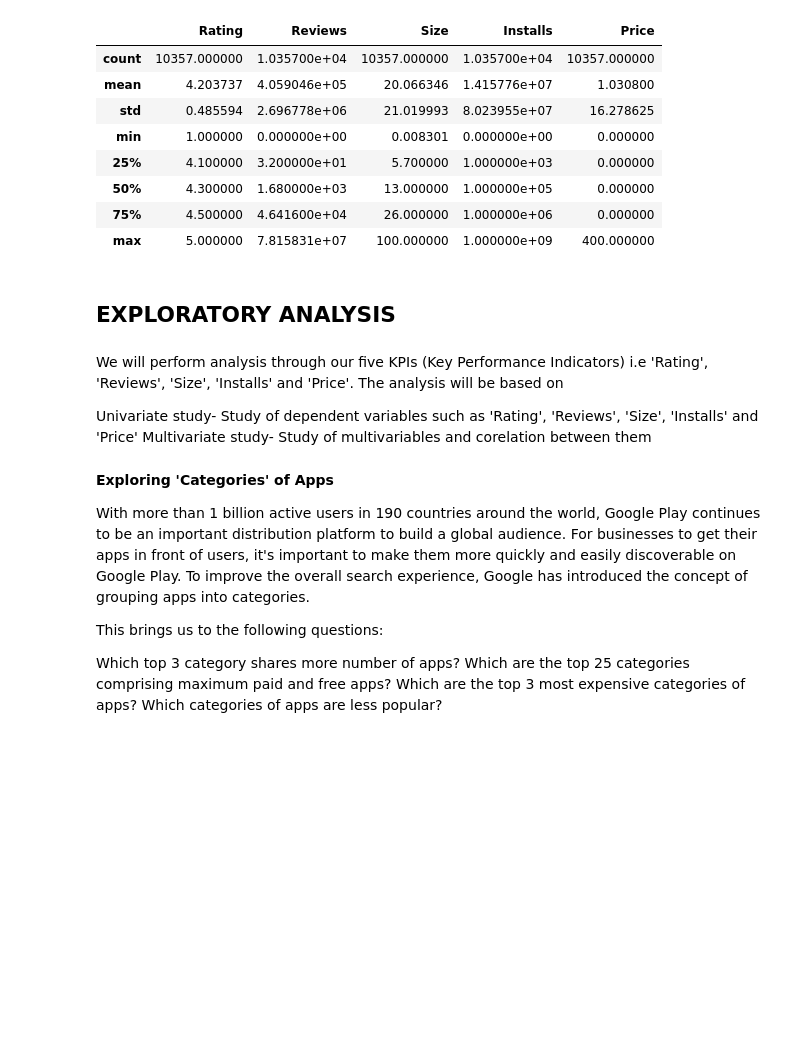
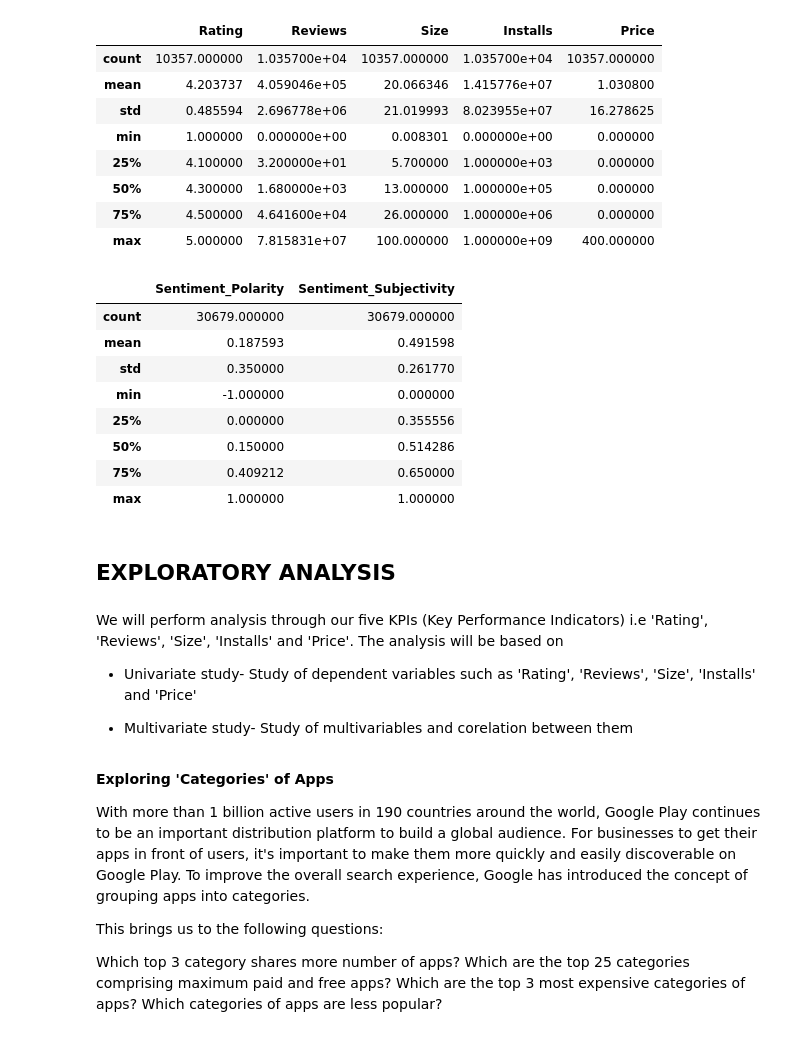
Before and after one commit to DrBharathiTC/Play_store-app-review-analysis-Capstone-project, a Jupyter notebook: Play_Store_App_Review_Analysis_EDA_Capstone.ipynb, the cells around one changed output. Saved outputs shown, nothing was run; the diff lists cells and outputs as text; code cells hidden in the pictures; blank space fills up the shorter version.

```diff
--- a/Play_Store_App_Review_Analysis_EDA_Capstone.ipynb
+++ b/Play_Store_App_Review_Analysis_EDA_Capstone.ipynb
@@ -635,14 +675,27 @@ PSDF1.describe()
 | 50% | 4.300000 | 1.680000e+03 | 13.000000 | 1.000000e+05 | 0.000000 |
 | 75% | 4.500000 | 4.641600e+04 | 26.000000 | 1.000000e+06 | 0.000000 |
 | max | 5.000000 | 7.815831e+07 | 100.000000 | 1.000000e+09 | 400.000000 |
+# %%
+PSDF2.describe()
+# %% [output]
+|  | Sentiment_Polarity | Sentiment_Subjectivity |
+| count | 30679.000000 | 30679.000000 |
+| mean | 0.187593 | 0.491598 |
+| std | 0.350000 | 0.261770 |
+| min | -1.000000 | 0.000000 |
+| 25% | 0.000000 | 0.355556 |
+| 50% | 0.150000 | 0.514286 |
+| 75% | 0.409212 | 0.650000 |
+| max | 1.000000 | 1.000000 |
 # %% [markdown]
 ## **EXPLORATORY ANALYSIS**
 # %% [markdown]
 
 We will perform analysis through our five KPIs (Key Performance Indicators) i.e 'Rating', 'Reviews', 'Size', 'Installs' and 'Price'. The analysis will be based on
 
-Univariate study- Study of dependent variables such as 'Rating', 'Reviews', 'Size', 'Installs' and 'Price'
-Multivariate study- Study of multivariables and corelation between them
+* Univariate study- Study of dependent variables such as 'Rating', 'Reviews', 'Size', 'Installs' and 'Price'
+
+* Multivariate study- Study of multivariables and corelation between them
 # %% [markdown]
 **Exploring 'Categories' of Apps**
 
```
Also changed, not shown: parts of 28 cells of this notebook.
